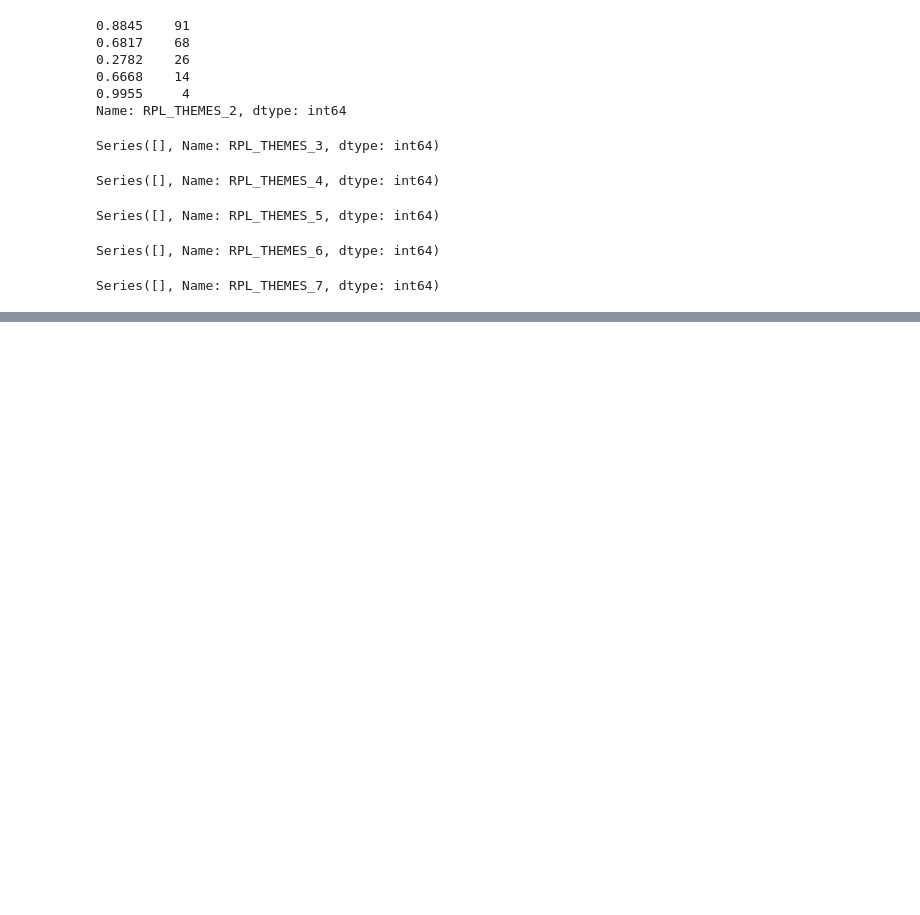
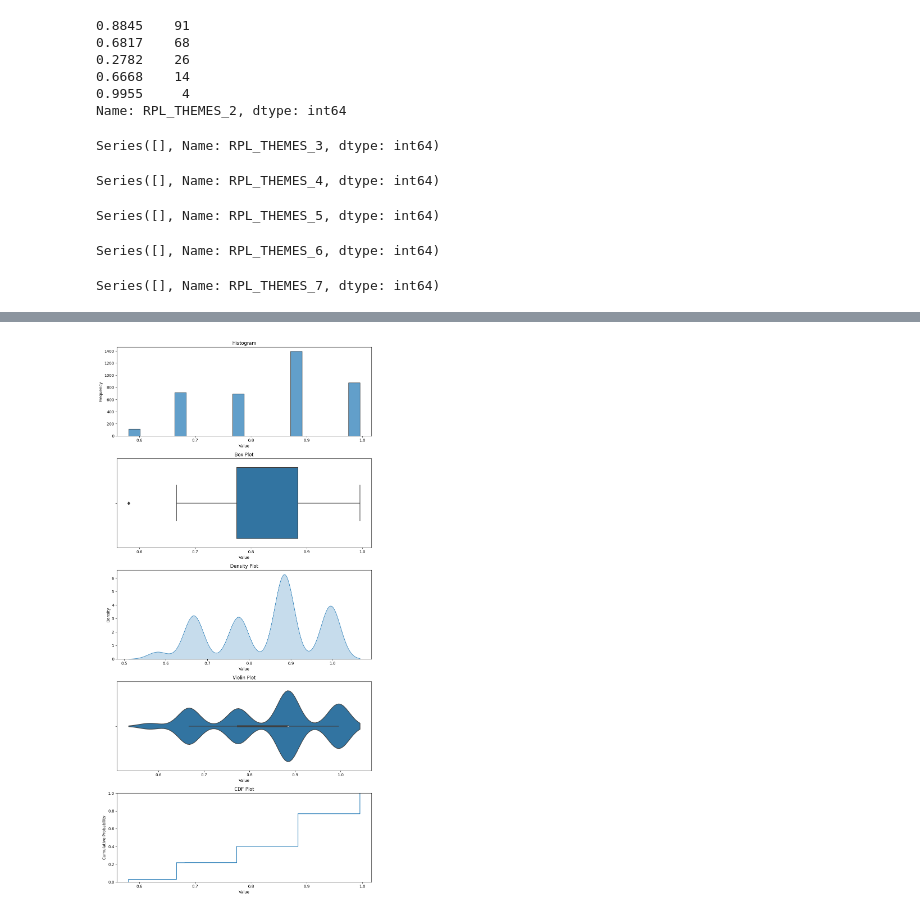
Before and after one commit to csanicola74/CDC-ATSDR-SVI-Match, a Jupyter notebook: SVI_SUBJECT_MATCH.ipynb, the cells around one changed output, grey strips where cells are left out. Cells and saved outputs as stored; diff of their text form; code cells hidden in the pictures; blank space fills up the shorter version.

```diff
--- a/SVI_SUBJECT_MATCH.ipynb
+++ b/SVI_SUBJECT_MATCH.ipynb
@@ -21,7 +21,7 @@ Requirement already satisfied: numpy in /usr/local/lib/python3.10/dist-packages
 import pandas as pd
 
 # Load the three CSV files into dataframes
-address_data = pd.read_csv('https://raw.githubusercontent.com/csanicola74/CDC-ATSDR-SVI-Match/main/data/cleaned_sample_address_data.csv')
+address_data = pd.read_csv('/content/cleaned_sample_address_data.csv')
 zip_county_crosswalk = pd.read_csv('https://raw.githubusercontent.com/csanicola74/CDC-ATSDR-SVI-Match/main/data/ZIP_COUNTY_032023.csv')
 svi_data = pd.read_csv('https://raw.githubusercontent.com/csanicola74/CDC-ATSDR-SVI-Match/main/data/SVI_2020_US_county.csv')
 # %% [markdown]
@@ -93,0 +146,41 @@ Series([], Name: RPL_THEMES_7, dtype: int64)
+# %%
+import numpy as np
+import pandas as pd
+import matplotlib.pyplot as plt
+import seaborn as sns
+
+# Set up the figure and axes
+fig, axs = plt.subplots(5, 1, figsize=(10, 20))
+
+# Histogram
+axs[0].hist(series, bins=20, edgecolor='black', alpha=0.7)
+axs[0].set_title('Histogram')
+axs[0].set_xlabel('Value')
+axs[0].set_ylabel('Frequency')
+
+# Box Plot
+sns.boxplot(x=series, ax=axs[1])
+axs[1].set_title('Box Plot')
+axs[1].set_xlabel('Value')
+
+# Density Plot
+sns.kdeplot(series, ax=axs[2], fill=True)
+axs[2].set_title('Density Plot')
+axs[2].set_xlabel('Value')
+axs[2].set_ylabel('Density')
+
+# Violin Plot
+sns.violinplot(x=series, ax=axs[3])
+axs[3].set_title('Violin Plot')
+axs[3].set_xlabel('Value')
+
+# CDF Plot
+sns.ecdfplot(series, ax=axs[4])
+axs[4].set_title('CDF Plot')
+axs[4].set_xlabel('Value')
+axs[4].set_ylabel('Cumulative Probability')
+
+plt.tight_layout()
+plt.show()
+# %% [output]
+[figure, added]
```
Also changed, not shown: parts of 1 cell of this notebook.
